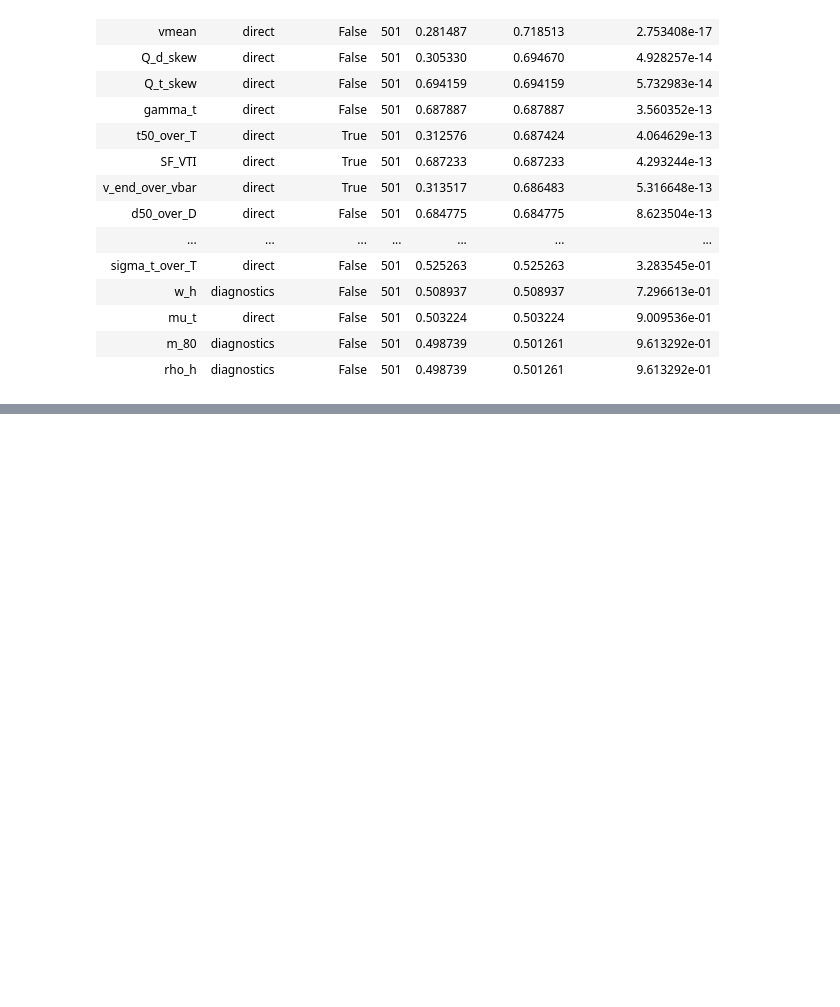
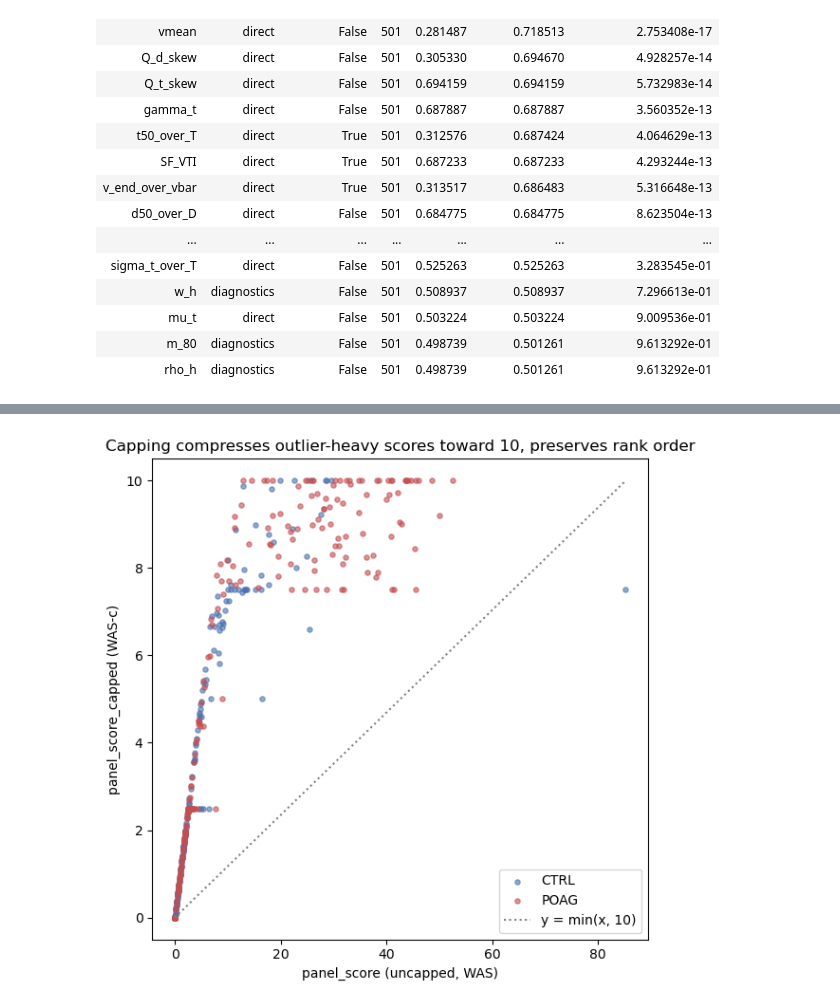
Before and after one commit to DigitalHolography/AngioEye, a Jupyter notebook: src/postprocess/composite_scoring/scoring-analysis/composite_scoring_validation.ipynb, the cells around one changed output, grey strips where cells are left out. Saved outputs shown, nothing was run; the diff lists cells and outputs as text; code cells hidden in the pictures; blank space fills up the shorter version.

Commit message:
Capped v uncapped

```diff
--- a/src/postprocess/composite_scoring/scoring-analysis/composite_scoring_validation.ipynb
+++ b/src/postprocess/composite_scoring/scoring-analysis/composite_scoring_validation.ipynb
@@ -1171,0 +1206,22 @@ screen_results_df.sort_values("auc_corrected", ascending=False).reset_index(drop
+# %%
+# Capped companion (WAS-c from Gordon et al.): cap each metric's severity at 1 before summing, so one
+# wildly abnormal metric can't dominate the composite -- meant for stats/ranking robustness, with the
+# uncapped panel_score kept for clinical readability of how abnormal a patient really is.
+def panel_score_capped_row(row):
+    severities = [_severity(row[m], METRICS[m], PLOT_VESSEL_TYPE) for m in panel_metrics]
+    return (10 / len(panel_metrics)) * sum(min(1.0, s) for s in severities)
+
+
+def n_capped_row(row):
+    severities = [_severity(row[m], METRICS[m], PLOT_VESSEL_TYPE) for m in panel_metrics]
+    return sum(1 for s in severities if s > 1.0)
+
+
+scored_df["panel_score_capped"] = scored_df.apply(panel_score_capped_row, axis=1)
+scored_df["n_capped_metrics"] = scored_df.apply(n_capped_row, axis=1)
+poag_ctrl["panel_score_capped"] = poag_ctrl.apply(panel_score_capped_row, axis=1)
+poag_ctrl["n_capped_metrics"] = poag_ctrl.apply(n_capped_row, axis=1)
+
+print(f"fraction of all rows where >=1 panel metric is capped: {(scored_df['n_capped_metrics'] > 0).mean():.3f}")
+print("within POAG_vs_CTRL, by group:")
+print(poag_ctrl.groupby("group")["n_capped_metrics"].apply(lambda s: (s > 0).mean()).round(3))
@@ -1171,0 +1267,15 @@ screen_results_df.sort_values("auc_corrected", ascending=False).reset_index(drop
+# %%
+fig, ax = plt.subplots(figsize=(6, 6))
+for grp, color in [("CTRL", "#4C72B0"), ("POAG", "#C44E52")]:
+    sub = poag_ctrl[poag_ctrl["group"] == grp]
+    ax.scatter(sub["panel_score"], sub["panel_score_capped"], s=14, alpha=0.6, color=color, label=grp)
+lims = [0, poag_ctrl["panel_score"].max()]
+ax.plot(lims, [min(10, x) for x in lims], color="gray", linestyle=":", label="y = min(x, 10)")
+ax.set_xlabel("panel_score (uncapped, WAS)")
+ax.set_ylabel("panel_score_capped (WAS-c)")
+ax.set_title("Capping compresses outlier-heavy scores toward 10, preserves rank order")
+ax.legend()
+plt.tight_layout()
+plt.show()
+# %% [output]
+[figure, added]
```
Also changed, not shown: parts of 3 cells of this notebook.
